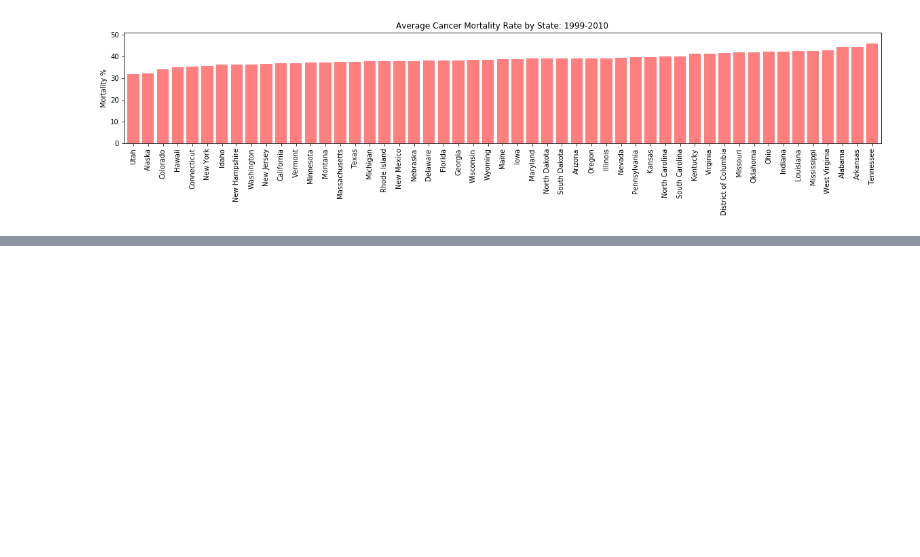
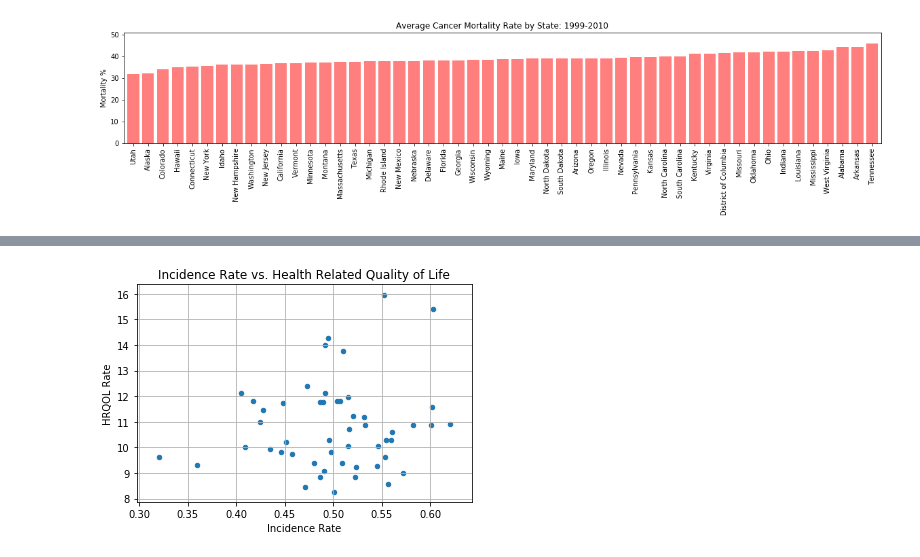
Before and after one commit to dan-brueckman/Group-Project1, a Jupyter notebook: HRQOL vs. Cancer Mortality_Incidence.ipynb, the cells around one changed output, grey strips where cells are left out. Saved outputs shown, nothing was run; the diff lists cells and outputs as text; code cells hidden in the pictures; blank space fills up the shorter version.

```diff
--- a/HRQOL vs. Cancer Mortality_Incidence.ipynb
+++ b/HRQOL vs. Cancer Mortality_Incidence.ipynb
@@ -131,7 +131,7 @@ all_pop_incidence_data.drop(labels = "index", axis = 1, inplace = True)
 
 #creating dictionary to use for DataFrame about mortality rates
 state_mortality_total_dict = {"State": all_pop_incidence_data["AREA"],
-                              "Mortality Rate": (all_pop_mortality_data["COUNT"]/all_pop_incidence_data["COUNT"])*100,
+                              "Mortality Rate": (all_pop_mortality_data["COUNT"]/all_pop_incidence_data["COUNT"]*100),
                               "Year": all_pop_incidence_data["YEAR"]}
 
 state_mortality_rate_df = pd.DataFrame.from_dict(state_mortality_total_dict)
@@ -231,0 +233,8 @@ avg_state_hrqol_df.head()
+# %%
+# Create a combined dataframe to include average HRQOL, mortality of incidences, and incidence rates of population
+hmi_combined_df = pd.DataFrame({"State": average_state_mortality_df["State"], "Incidence Rate": state_pop_incidences_df["% of Population"],
+                                "Mortality Rate": average_state_mortality_df["Mortality Rate"],"HRQOL Rate": avg_state_hrqol_df["HRQOL"]})
+
+# Reorder the columns
+hmi_combined_df = hmi_combined_df[['State', 'Incidence Rate', 'Mortality Rate', 'HRQOL Rate']]
+hmi_combined_df.head()
@@ -231,0 +248,10 @@ avg_state_hrqol_df.head()
+# %%
+# Create a scatter plot comparing Incidence Rate vs. Health Related Quality of Life
+hmi_combined_df.plot(kind="scatter", x="Incidence Rate", y="HRQOL Rate", grid=True,
+             title="Incidence Rate vs. Health Related Quality of Life")
+#hmi_combined_df.plot(kind="scatter", x="Incidence Rate", y="HRQOL Rate", grid=True, figsize=(20,10),
+             #title="Incidence Rate vs. Health Related Quality of Life")
+#plt.savefig('Scatterplot.png')
+plt.show()
+# %% [output]
+[figure, added]
```
Also changed, not shown: parts of 5 cells of this notebook, 2 other files.
